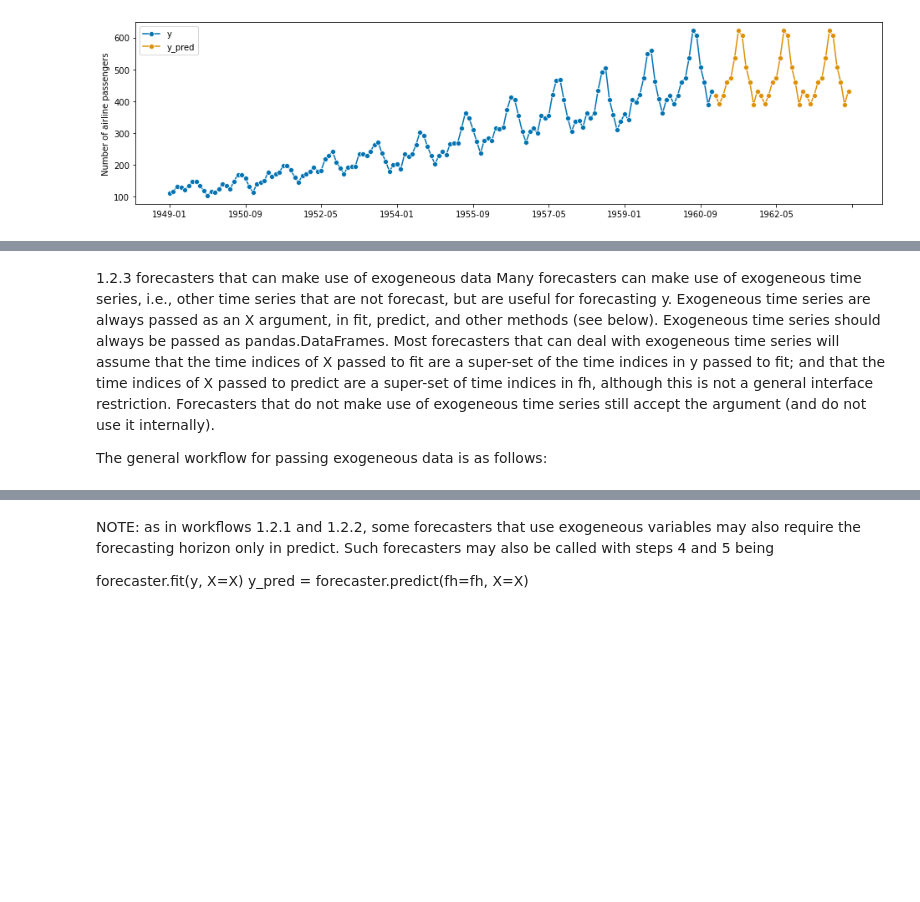
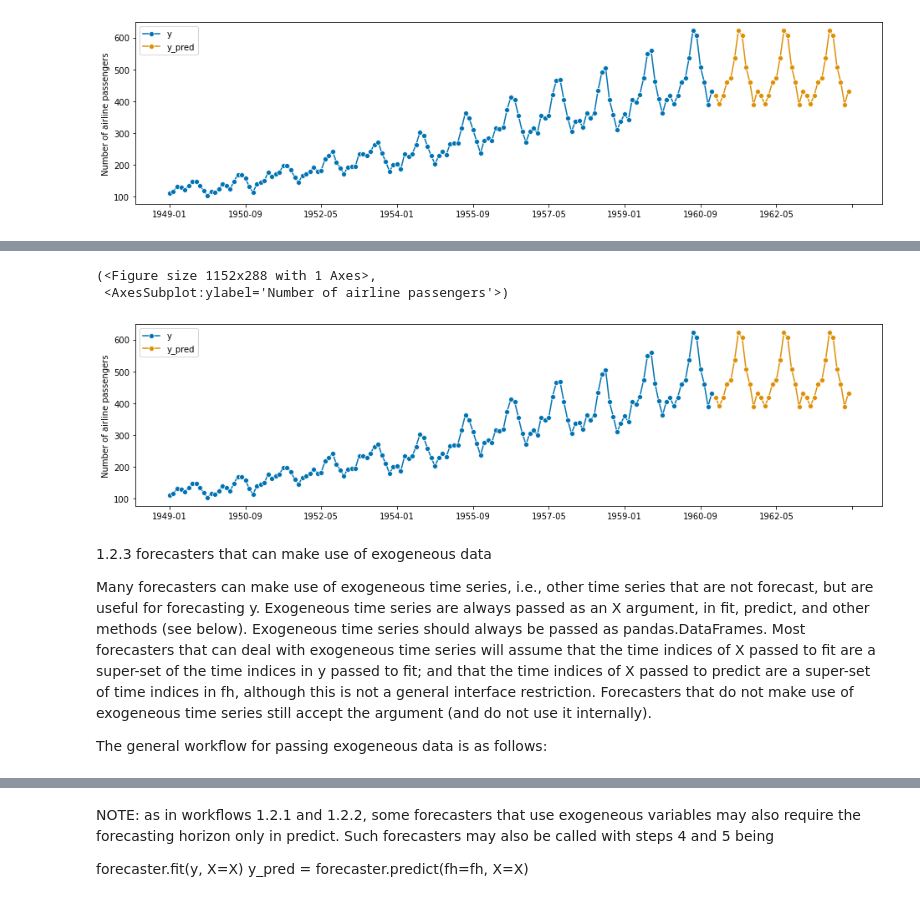
Before and after one commit to TNTran92/sktime, a Jupyter notebook: introduction_to_sktime/01 - Basic Forecasting Workflow.ipynb, the cells around one changed output, grey strips where cells are left out. Saved outputs shown, nothing was run; the diff lists cells and outputs as text; code cells hidden in the pictures; blank space fills up the shorter version.

```diff
--- a/introduction_to_sktime/01 - Basic Forecasting Workflow.ipynb
+++ b/introduction_to_sktime/01 - Basic Forecasting Workflow.ipynb
@@ -241,6 +222,28 @@ plot_series(y, y_pred, labels=["y", "y_pred"])
+# %%
+# step 1: data specification
+y = load_airline()
+
+# step 2: specifying forecasting horizon
+fh = np.arange(1, 37)
+
+# step 3: specifying the forecasting algorithm
+forecaster = NaiveForecaster(strategy="last", sp=12)
+
+# step 4: fitting the forecaster
+forecaster.fit(y, fh=fh)
+
+# step 5: querying predictions
+y_pred = forecaster.predict()
+plot_series(y, y_pred, labels=["y", "y_pred"])
+# %% [output]
+(<Figure size 1152x288 with 1 Axes>,
+ <AxesSubplot:ylabel='Number of airline passengers'>)
+[figure, added]
 # %% [markdown]
 1.2.3 forecasters that can make use of exogeneous data
-Many forecasters can make use of exogeneous time series, i.e., other time series that are not forecast, but are useful for forecasting y. Exogeneous time series are always passed as an X argument, in fit, predict, and other methods (see below). Exogeneous time series should always be passed as pandas.DataFrames. Most forecasters that can deal with exogeneous time series will assume that the time indices of X passed to fit are a super-set of the time indices in y passed to fit; and that the time indices of X passed to predict are a super-set of time indices in fh, although this is not a general interface restriction. Forecasters that do not make use of exogeneous time series still accept the argument (and do not use it internally).
+
+Many forecasters can make use of exogeneous time series, i.e., other time series that are not forecast, but are useful for forecasting y. Exogeneous
+time series are always passed as an X argument, in fit, predict, and other methods (see below). Exogeneous time series should always be passed as pandas.DataFrames. Most forecasters that can deal with exogeneous time series will assume that the time indices of X passed to fit are a super-set of the time indices in y passed to fit; and that the time indices of X passed to predict are a super-set of time indices in fh, although this is not a general interface restriction. Forecasters that do not make use of exogeneous time series still accept the argument (and do not use it internally).
 
 The general workflow for passing exogeneous data is as follows:
 # %%
```
Also changed, not shown: parts of 45 cells of this notebook.
